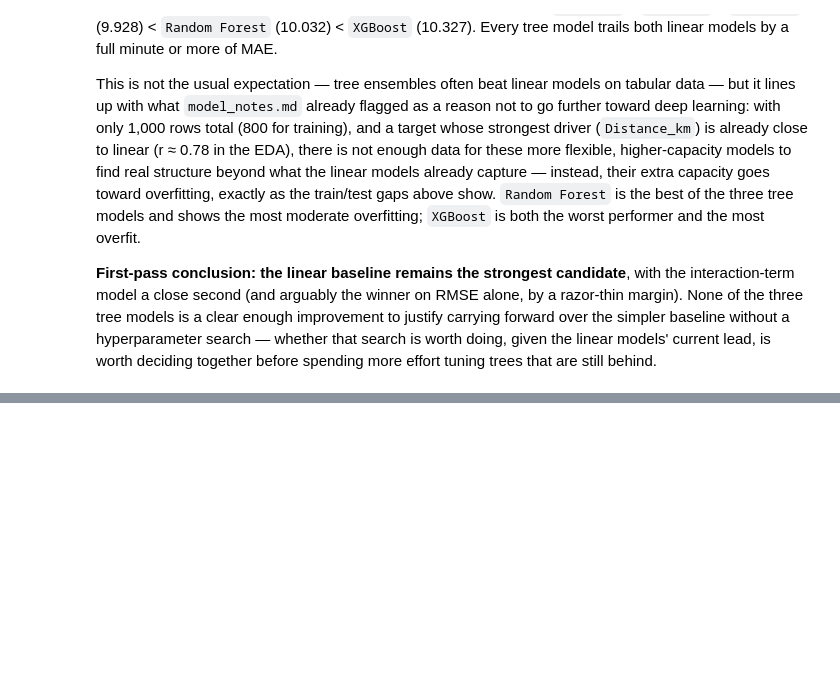
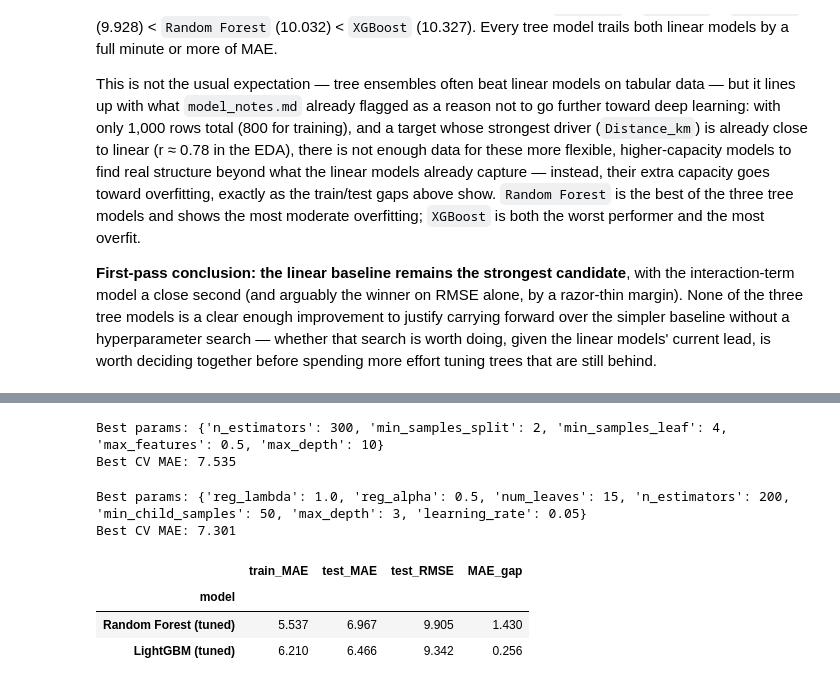
Before and after one commit to felo9015/food_delivery_time_prediction, a Jupyter notebook: notebooks/model_exploration.ipynb, the cells around one changed output, grey strips where cells are left out. Cells and saved outputs as stored; diff of their text form; code cells hidden in the pictures; blank space fills up the shorter version.

```diff
--- a/notebooks/model_exploration.ipynb
+++ b/notebooks/model_exploration.ipynb
@@ -643,0 +652,69 @@ This is not the usual expectation — tree ensembles often beat linear models on
+# %%
+from sklearn.model_selection import RandomizedSearchCV
+
+rf_param_dist = {
+    "max_depth": [3, 5, 7, 10],
+    "min_samples_leaf": [1, 2, 4, 8, 16],
+    "min_samples_split": [2, 5, 10, 20],
+    "max_features": ["sqrt", "log2", 0.5],
+    "n_estimators": [100, 200, 300],
+}
+
+rf_search = RandomizedSearchCV(
+    RandomForestRegressor(random_state=RANDOM_STATE),
+    param_distributions=rf_param_dist,
+    n_iter=30, cv=5, scoring="neg_mean_absolute_error",
+    random_state=RANDOM_STATE, n_jobs=-1,
+)
+rf_search.fit(X_train_df, y_train_reset)
+
+print("Best params:", rf_search.best_params_)
+print(f"Best CV MAE: {-rf_search.best_score_:.3f}")
+# %% [output]
+Best params: {'n_estimators': 300, 'min_samples_split': 2, 'min_samples_leaf': 4, 'max_features': 0.5, 'max_depth': 10}
+Best CV MAE: 7.535
+# %%
+lgbm_param_dist = {
+    "max_depth": [3, 5, 7],
+    "num_leaves": [7, 15, 31],
+    "min_child_samples": [10, 20, 30, 50],
+    "reg_alpha": [0, 0.1, 0.5, 1.0],
+    "reg_lambda": [0, 0.1, 0.5, 1.0],
+    "learning_rate": [0.01, 0.05, 0.1],
+    "n_estimators": [100, 200],
+}
+
+lgbm_search = RandomizedSearchCV(
+    LGBMRegressor(random_state=RANDOM_STATE, verbose=-1),
+    param_distributions=lgbm_param_dist,
+    n_iter=30, cv=5, scoring="neg_mean_absolute_error",
+    random_state=RANDOM_STATE, n_jobs=-1,
+)
+lgbm_search.fit(X_train_df, y_train_reset)
+
+print("Best params:", lgbm_search.best_params_)
+print(f"Best CV MAE: {-lgbm_search.best_score_:.3f}")
+# %% [output]
+Best params: {'reg_lambda': 1.0, 'reg_alpha': 0.5, 'num_leaves': 15, 'n_estimators': 200, 'min_child_samples': 50, 'max_depth': 3, 'learning_rate': 0.05}
+Best CV MAE: 7.301
+# %%
+tuned_models = {"Random Forest (tuned)": rf_search.best_estimator_, "LightGBM (tuned)": lgbm_search.best_estimator_}
+
+tuned_rows = []
+for name, model in tuned_models.items():
+    train_metrics = compute_test_metrics(y_train_reset, model.predict(X_train_df))
+    test_metrics_t = compute_test_metrics(y_test_reset, model.predict(X_test_df))
+    tuned_rows.append({
+        "model": name,
+        "train_MAE": train_metrics["MAE"], "test_MAE": test_metrics_t["MAE"],
+        "test_RMSE": test_metrics_t["RMSE"],
+        "MAE_gap": test_metrics_t["MAE"] - train_metrics["MAE"],
+    })
+
+tuned_summary = pd.DataFrame(tuned_rows).set_index("model")
+tuned_summary.round(3)
+# %% [output]
+|  | train_MAE | test_MAE | test_RMSE | MAE_gap |
+| model |  |  |  |  |
+| Random Forest (tuned) | 5.537 | 6.967 | 9.905 | 1.430 |
+| LightGBM (tuned) | 6.210 | 6.466 | 9.342 | 0.256 |
```
Also changed, not shown: parts of 7 cells of this notebook, 5 other files.
